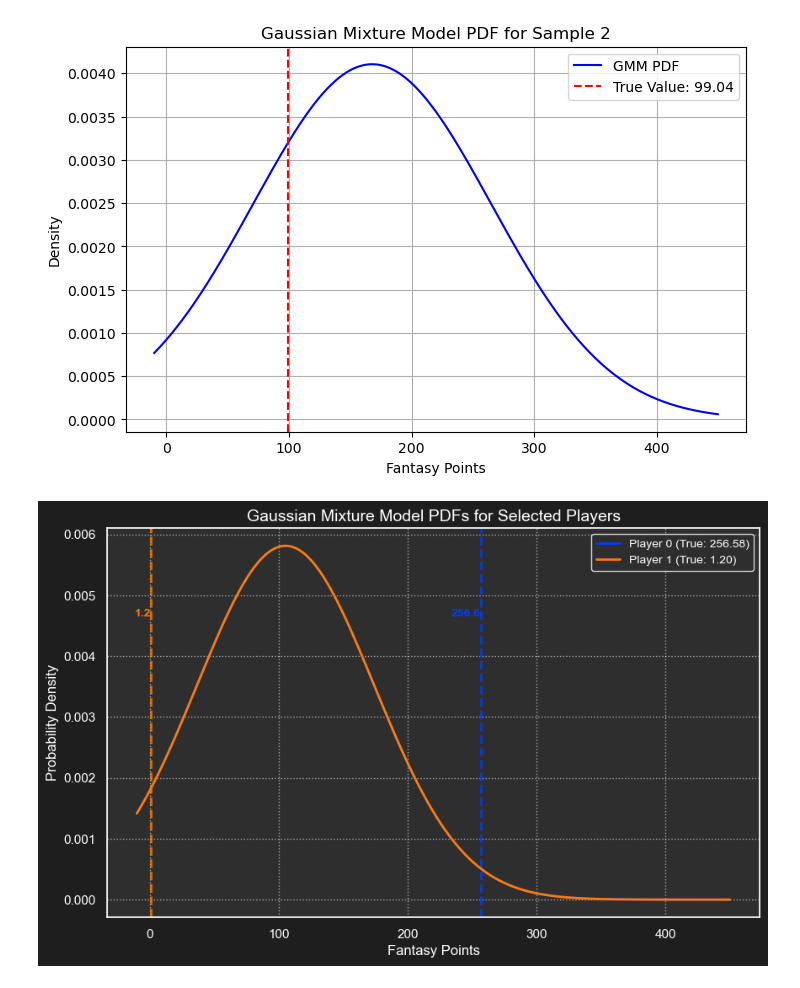
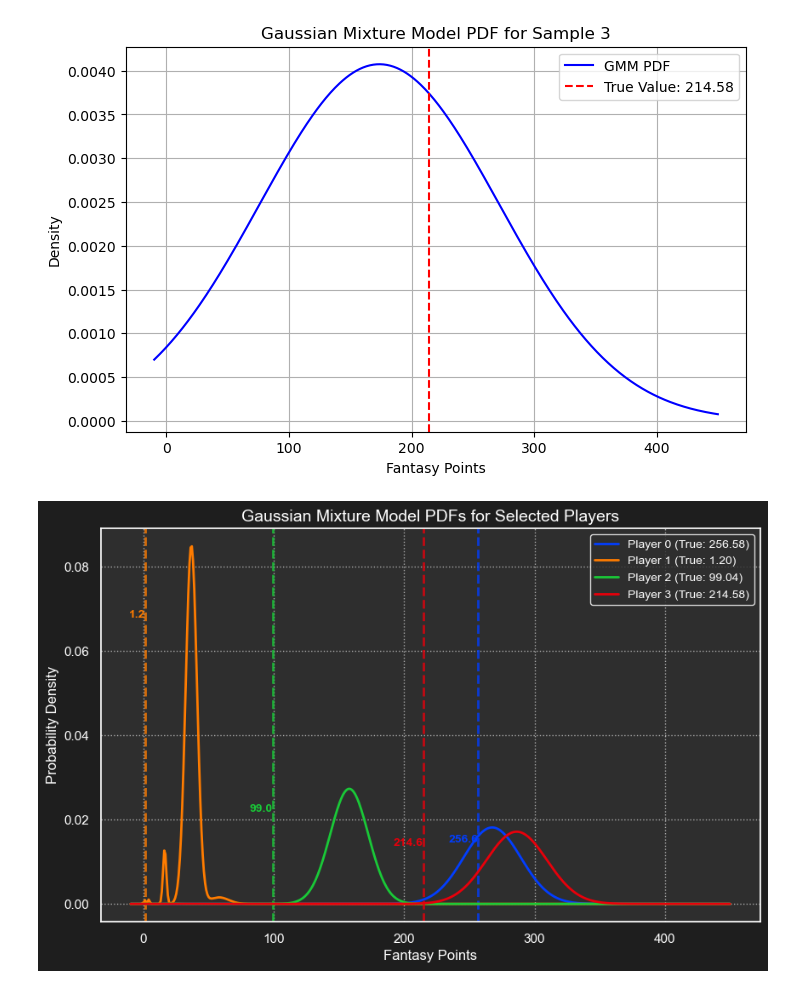
Before and after one commit to k8816/FFNN, a Jupyter notebook: Test_model_2.ipynb, the cells around one changed output. Drawn from its saved outputs; the diff is of its cells as text; code cells hidden in the pictures.

Commit message:
Best model so far

```diff
--- a/Test_model_2.ipynb
+++ b/Test_model_2.ipynb
@@ -30,10 +30,10 @@ HOST = "localhost"
 engine = create_engine(f"mysql+pymysql://{USERNAME}:{PASSWORD}@{HOST}/{DB_NAME}")
 # %%
 # Hyper-parameters
-batch_size = 10
-learing_rate = .01
+batch_size = 50
+learing_rate = .0001
 num_gaussians = 15
-num_epochs = 50
+num_epochs = 10
 num_stats = 50
 # %%
 # Model architecture
@@ -270,3 +236,37 @@ batched_test_data = batch_test_data(all_players_test_data)
 
 # Create test loaders for each batch
 test_loaders = [DataLoader(TensorDataset(X, Y, M), batch_size=30, shuffle=False) for X, Y, M in batched_test_data]
+# %%
+# Evaluate model
+def evaluate(test_loaders):
+    model.eval()
+    test_loss = 0
+    test_instances = 0
+    with torch.no_grad():
+        for test_loader in test_loaders:
+            for batch_data, batch_labels, mask in test_loader:
+                test_instances += len(batch_labels)
+                means, variances, weights = model(batch_data, mask)
+
+                #Calculate loss
+                loss = gaussian_mixture_nll(batch_labels, means, variances, weights)
+                test_loss += loss.item()
+    return test_loss / test_instances
+# %%
+# Training loop
+for epoch in range(num_epochs):
+    total_loss = 0
+    total_instances = 0
+    model.train()
+    for dataloader_train in train_loaders:
+        for X_batch, y_batch, mask in dataloader_train:
+            total_instances += len(y_batch)
+            optimizer.zero_grad()
+            means, variances, weights = model(X_batch, mask)
+            loss = gaussian_mixture_nll(y_batch, means, variances, weights)
+            loss.backward()
+            optimizer.step()
+            total_loss += loss.item()
+    test_evaluation = evaluate(test_loaders)
+    print(f"Epoch {epoch+1}/{num_epochs}, Loss: {total_loss / total_instances:.4f}, Test Loss: {test_evaluation:.4f}")
+    torch.save(model.state_dict(), 'fantasy_football_transformer.pth')
@@ -339,10 +350,10 @@ def plot_gaussian_mixture(index, all_means, all_variances, all_weights, all_true
     plt.show()
 
 
-selected_index = 2
+selected_index = 3
 plot_gaussian_mixture(index=selected_index, all_means=all_means, all_variances=all_variances, all_weights=all_weights, all_true_values=all_true_values)
 # %% [output]
-[figure, old version]
+[figure, new version]
 # %%
 def plot_gaussian_mixture_multiple_seaborn(all_means, all_variances, all_weights, all_true_values, indices):
     """
@@ -393,10 +404,10 @@ def plot_gaussian_mixture_multiple_seaborn(all_means, all_variances, all_weights
     plt.grid(True, linestyle="dotted", alpha=0.6)
     plt.show()
 # %%
-selected_indices = [0,1]
+selected_indices = [0,1,2,3]
 plot_gaussian_mixture_multiple_seaborn(all_means, all_variances, all_weights, all_true_values, indices=selected_indices)
 # %% [output]
-[figure, old version]
+[figure, new version]
 # %%
 pd.DataFrame(all_weights.cpu().numpy())
 # %% [output]
```
Also changed, not shown: parts of 4 cells of this notebook.
